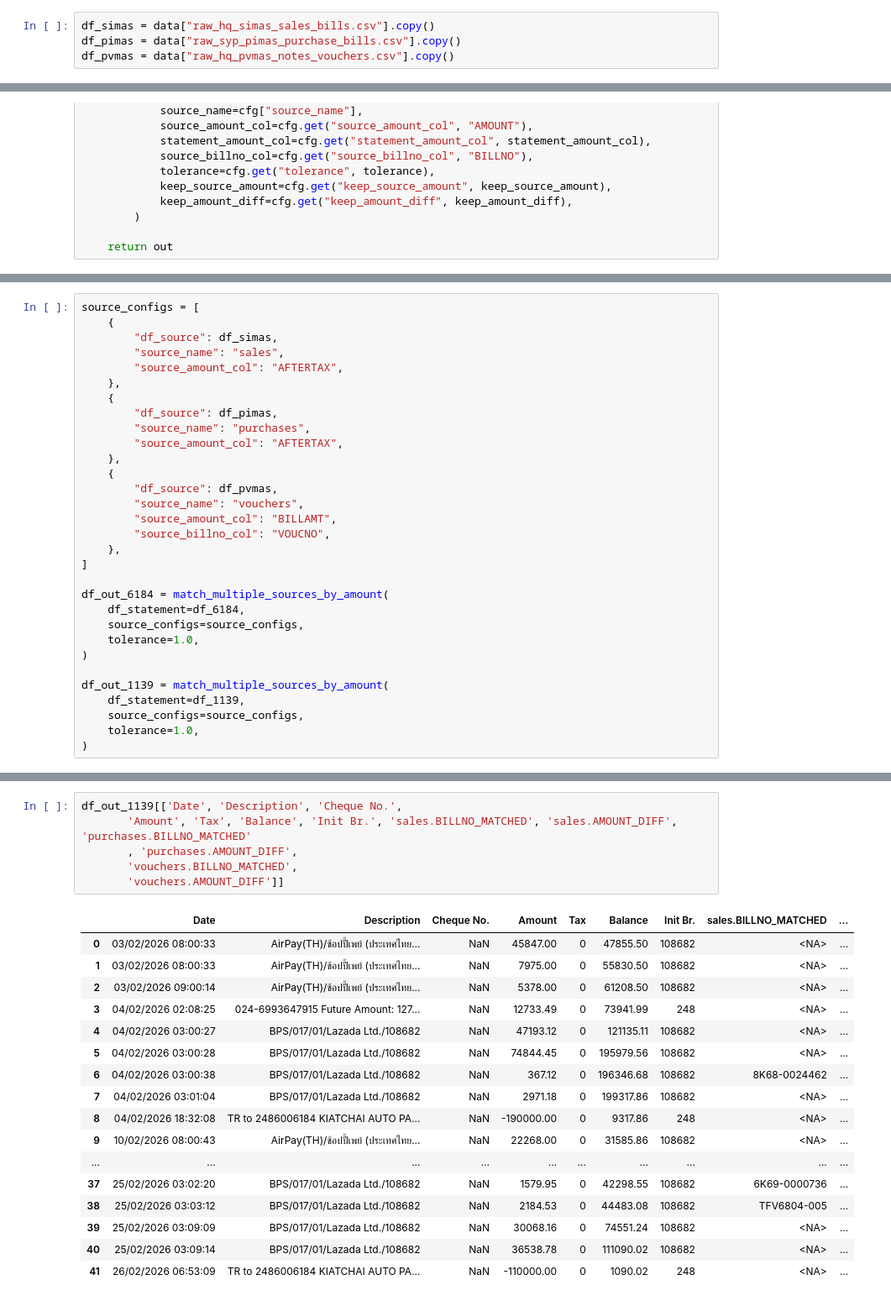
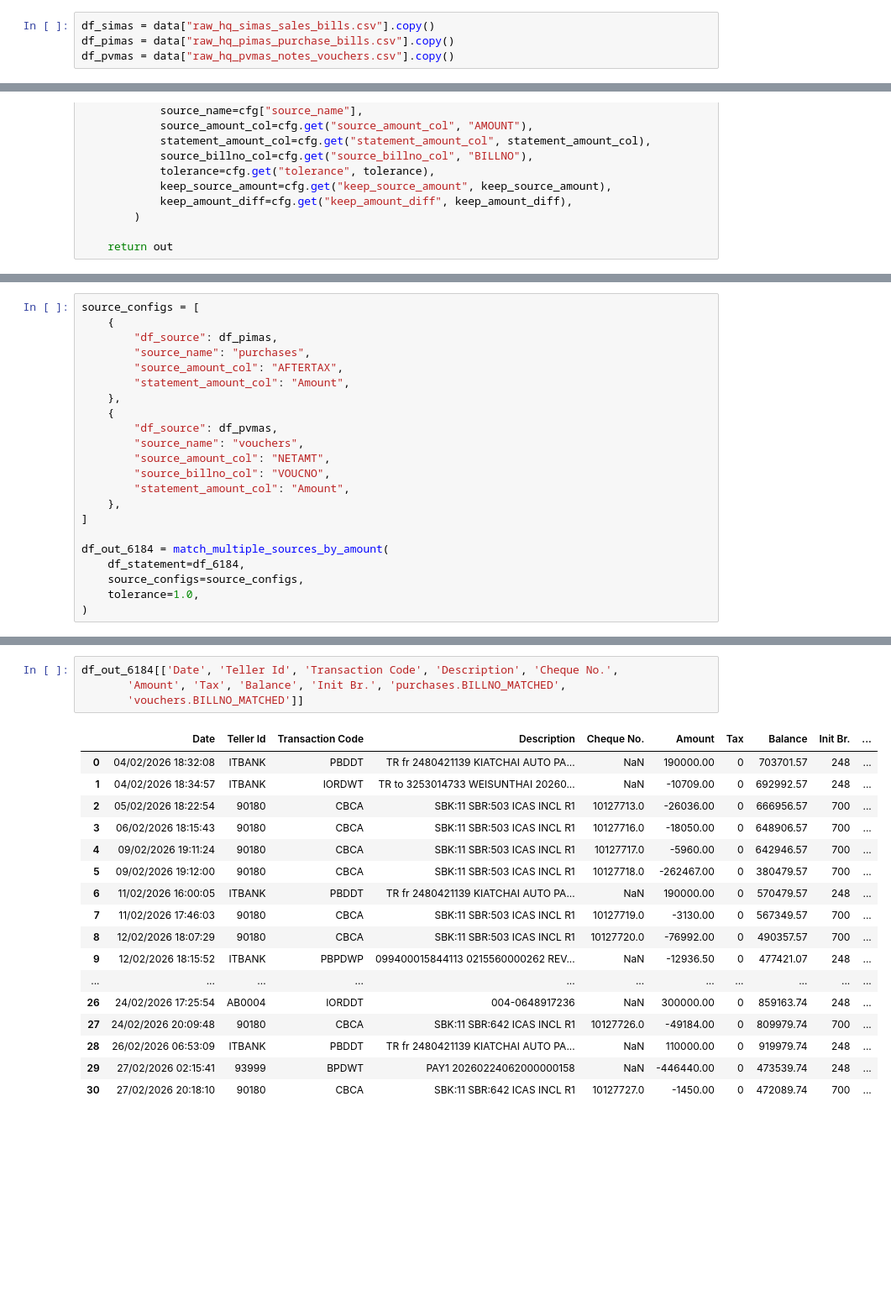
Before and after one commit to pthengtr/kcw-analytics, a Jupyter notebook: notebooks/34_statement_report.ipynb, the cells around one changed output, grey strips where cells are left out. Shown at 84% size. Cells and saved outputs as stored; diff of their text form; blank space fills up the shorter version.

```diff
--- a/notebooks/34_statement_report.ipynb
+++ b/notebooks/34_statement_report.ipynb
@@ -136,5 +136,5 @@ df_3557 = data_statement["raw_statement_3557"].copy()
 df_7236 = data_statement["raw_statement_7236"].copy()
 # %%
 df_simas = data["raw_hq_simas_sales_bills.csv"].copy()
-df_pimas = data["raw_syp_pimas_purchase_bills.csv"].copy()
+df_pimas = data["raw_hq_pimas_purchase_bills.csv"].copy()
 df_pvmas = data["raw_hq_pvmas_notes_vouchers.csv"].copy()
@@ -287,20 +380,17 @@ def match_multiple_sources_by_amount(
 # %%
 source_configs = [
-    {
-        "df_source": df_simas,
-        "source_name": "sales",
-        "source_amount_col": "AFTERTAX",
-    },
     {
         "df_source": df_pimas,
         "source_name": "purchases",
         "source_amount_col": "AFTERTAX",
+        "statement_amount_col": "Amount",
     },
     {
         "df_source": df_pvmas,
         "source_name": "vouchers",
-        "source_amount_col": "BILLAMT",
+        "source_amount_col": "NETAMT",
         "source_billno_col": "VOUCNO",
+        "statement_amount_col": "Amount",
     },
 ]
 
@@ -309,9 +399,3 @@ df_out_6184 = match_multiple_sources_by_amount(
     source_configs=source_configs,
     tolerance=1.0,
 )
-
-df_out_1139 = match_multiple_sources_by_amount(
-    df_statement=df_1139,
-    source_configs=source_configs,
-    tolerance=1.0,
-)
@@ -326,26 +414,24 @@ Index(['Date', 'Teller Id', 'Transaction Code', 'Description', 'Cheque No.',
        'vouchers.AMOUNT_DIFF'],
       dtype='object')
 # %%
-df_out_1139[['Date', 'Description', 'Cheque No.',
-       'Amount', 'Tax', 'Balance', 'Init Br.', 'sales.BILLNO_MATCHED', 'sales.AMOUNT_DIFF', 'purchases.BILLNO_MATCHED'
-       , 'purchases.AMOUNT_DIFF',
-       'vouchers.BILLNO_MATCHED',
-       'vouchers.AMOUNT_DIFF']]
+df_out_6184[['Date', 'Teller Id', 'Transaction Code', 'Description', 'Cheque No.',
+       'Amount', 'Tax', 'Balance', 'Init Br.', 'purchases.BILLNO_MATCHED',
+       'vouchers.BILLNO_MATCHED']]
 # %% [output]
-|  | Date | Description | Cheque No. | Amount | Tax | Balance | Init Br. | sales.BILLNO_MATCHED | ... |
-| 0 | 03/02/2026 08:00:33 | AirPay(TH)/ช้อปปี้เพย์ (ประเทศไทย... | NaN | 45847.00 | 0 | 47855.50 | 108682 | <NA> | ... |
-| 1 | 03/02/2026 08:00:33 | AirPay(TH)/ช้อปปี้เพย์ (ประเทศไทย... | NaN | 7975.00 | 0 | 55830.50 | 108682 | <NA> | ... |
-| 2 | 03/02/2026 09:00:14 | AirPay(TH)/ช้อปปี้เพย์ (ประเทศไทย... | NaN | 5378.00 | 0 | 61208.50 | 108682 | <NA> | ... |
-| 3 | 04/02/2026 02:08:25 | 024-6993647915 Future Amount: 127... | NaN | 12733.49 | 0 | 73941.99 | 248 | <NA> | ... |
-| 4 | 04/02/2026 03:00:27 | BPS/017/01/Lazada Ltd./108682 | NaN | 47193.12 | 0 | 121135.11 | 108682 | <NA> | ... |
-| 5 | 04/02/2026 03:00:28 | BPS/017/01/Lazada Ltd./108682 | NaN | 74844.45 | 0 | 195979.56 | 108682 | <NA> | ... |
-| 6 | 04/02/2026 03:00:38 | BPS/017/01/Lazada Ltd./108682 | NaN | 367.12 | 0 | 196346.68 | 108682 | 8K68-0024462 | ... |
-| 7 | 04/02/2026 03:01:04 | BPS/017/01/Lazada Ltd./108682 | NaN | 2971.18 | 0 | 199317.86 | 108682 | <NA> | ... |
-| 8 | 04/02/2026 18:32:08 | TR to 2486006184 KIATCHAI AUTO PA... | NaN | -190000.00 | 0 | 9317.86 | 248 | <NA> | ... |
-| 9 | 10/02/2026 08:00:43 | AirPay(TH)/ช้อปปี้เพย์ (ประเทศไทย... | NaN | 22268.00 | 0 | 31585.86 | 108682 | <NA> | ... |
-| ... | ... | ... | ... | ... | ... | ... | ... | ... | ... |
-| 37 | 25/02/2026 03:02:20 | BPS/017/01/Lazada Ltd./108682 | NaN | 1579.95 | 0 | 42298.55 | 108682 | 6K69-0000736 | ... |
-| 38 | 25/02/2026 03:03:12 | BPS/017/01/Lazada Ltd./108682 | NaN | 2184.53 | 0 | 44483.08 | 108682 | TFV6804-005 | ... |
-| 39 | 25/02/2026 03:09:09 | BPS/017/01/Lazada Ltd./108682 | NaN | 30068.16 | 0 | 74551.24 | 108682 | <NA> | ... |
-| 40 | 25/02/2026 03:09:14 | BPS/017/01/Lazada Ltd./108682 | NaN | 36538.78 | 0 | 111090.02 | 108682 | <NA> | ... |
-| 41 | 26/02/2026 06:53:09 | TR to 2486006184 KIATCHAI AUTO PA... | NaN | -110000.00 | 0 | 1090.02 | 248 | <NA> | ... |
+|  | Date | Teller Id | Transaction Code | Description | Cheque No. | Amount | Tax | Balance | Init Br. | ... |
+| 0 | 04/02/2026 18:32:08 | ITBANK | PBDDT | TR fr 2480421139 KIATCHAI AUTO PA... | NaN | 190000.00 | 0 | 703701.57 | 248 | ... |
+| 1 | 04/02/2026 18:34:57 | ITBANK | IORDWT | TR to 3253014733 WEISUNTHAI 20260... | NaN | -10709.00 | 0 | 692992.57 | 248 | ... |
+| 2 | 05/02/2026 18:22:54 | 90180 | CBCA | SBK:11 SBR:503 ICAS INCL R1 | 10127713.0 | -26036.00 | 0 | 666956.57 | 700 | ... |
+| 3 | 06/02/2026 18:15:43 | 90180 | CBCA | SBK:11 SBR:503 ICAS INCL R1 | 10127716.0 | -18050.00 | 0 | 648906.57 | 700 | ... |
+| 4 | 09/02/2026 19:11:24 | 90180 | CBCA | SBK:11 SBR:503 ICAS INCL R1 | 10127717.0 | -5960.00 | 0 | 642946.57 | 700 | ... |
+| 5 | 09/02/2026 19:12:00 | 90180 | CBCA | SBK:11 SBR:503 ICAS INCL R1 | 10127718.0 | -262467.00 | 0 | 380479.57 | 700 | ... |
+| 6 | 11/02/2026 16:00:05 | ITBANK | PBDDT | TR fr 2480421139 KIATCHAI AUTO PA... | NaN | 190000.00 | 0 | 570479.57 | 248 | ... |
+| 7 | 11/02/2026 17:46:03 | 90180 | CBCA | SBK:11 SBR:503 ICAS INCL R1 | 10127719.0 | -3130.00 | 0 | 567349.57 | 700 | ... |
+| 8 | 12/02/2026 18:07:29 | 90180 | CBCA | SBK:11 SBR:503 ICAS INCL R1 | 10127720.0 | -76992.00 | 0 | 490357.57 | 700 | ... |
+| 9 | 12/02/2026 18:15:52 | ITBANK | PBPDWP | 099400015844113 0215560000262 REV... | NaN | -12936.50 | 0 | 477421.07 | 248 | ... |
+| ... | ... | ... | ... | ... | ... | ... | ... | ... | ... | ... |
+| 26 | 24/02/2026 17:25:54 | AB0004 | IORDDT | 004-0648917236 | NaN | 300000.00 | 0 | 859163.74 | 248 | ... |
+| 27 | 24/02/2026 20:09:48 | 90180 | CBCA | SBK:11 SBR:642 ICAS INCL R1 | 10127726.0 | -49184.00 | 0 | 809979.74 | 700 | ... |
+| 28 | 26/02/2026 06:53:09 | ITBANK | PBDDT | TR fr 2480421139 KIATCHAI AUTO PA... | NaN | 110000.00 | 0 | 919979.74 | 248 | ... |
+| 29 | 27/02/2026 02:15:41 | 93999 | BPDWT | PAY1 20260224062000000158 | NaN | -446440.00 | 0 | 473539.74 | 248 | ... |
+| 30 | 27/02/2026 20:18:10 | 90180 | CBCA | SBK:11 SBR:642 ICAS INCL R1 | 10127727.0 | -1450.00 | 0 | 472089.74 | 700 | ... |
```
Also changed, not shown: parts of 13 cells of this notebook.
